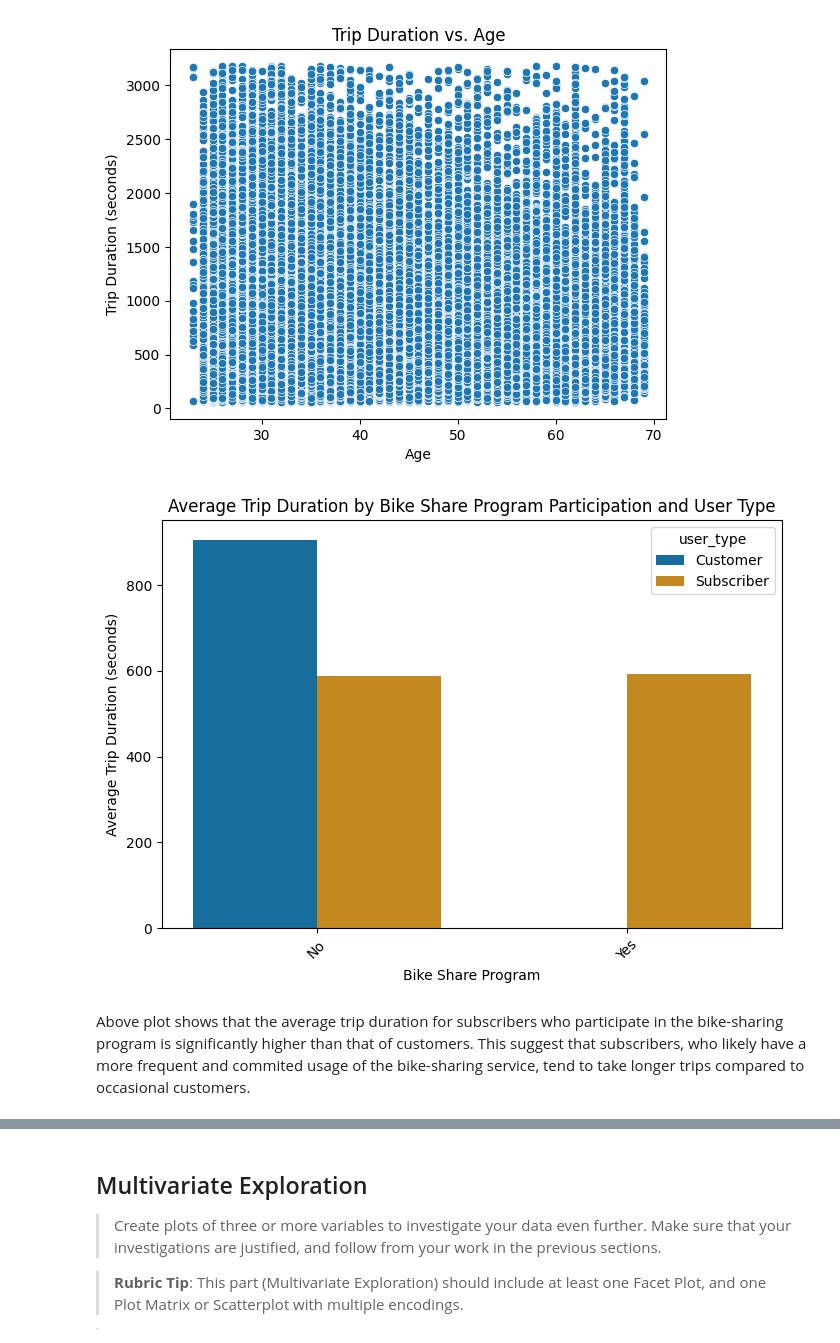
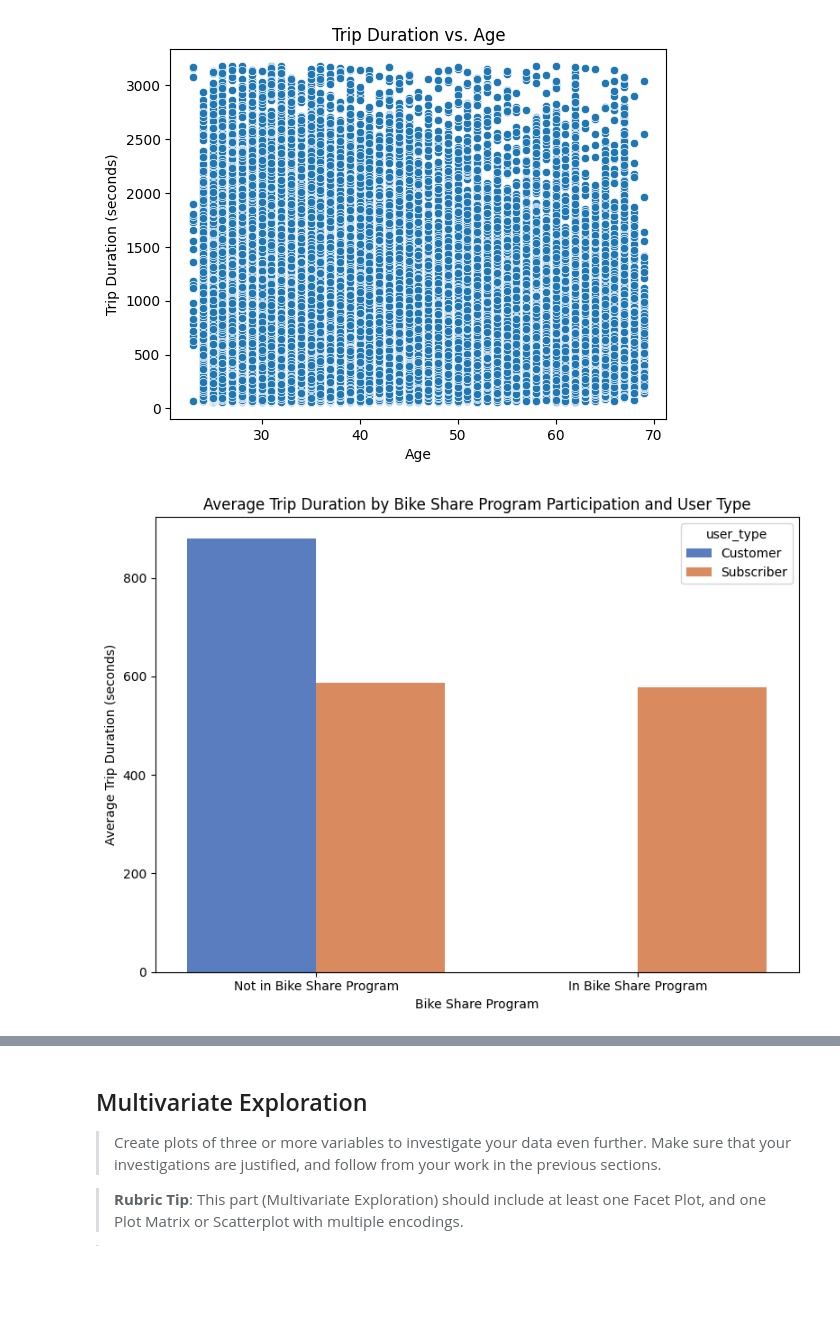
Before and after one commit to naamabenita/clustered-bar, a Jupyter notebook: Part_I_exploration_template.ipynb, the cells around one changed output, grey strips where cells are left out. Cells and saved outputs as stored; diff of their text form; code cells hidden in the pictures; blank space fills up the shorter version.

```diff
--- a/Part_I_exploration_template.ipynb
+++ b/Part_I_exploration_template.ipynb
@@ -333,18 +334,19 @@ plt.show()
 # %%
 #Bike Share Program vs. Trip Duration: I want to explore the impact of bike share programs and user type on trip duration using a clustered bar chart
 plt.figure(figsize=(8,6))
-sns.barplot(x='bike_share_for_all_trip', y=filtered_data['duration_sec'], hue='user_type', data=df, errorbar=None)
+sns.barplot(x='bike_share_for_all_trip', y=filtered_data['duration_sec'], hue='user_type', data=df, estimator=np.mean, errorbar=None, palette="muted")
 plt.title('Average Trip Duration by Bike Share Program Participation and User Type')
 plt.xlabel('Bike Share Program')
 plt.ylabel('Average Trip Duration (seconds)')
-plt.xticks(rotation=45)
 
-#Adjust bin width
-plt.gcf().subplots_adjust(bottom=0.2)
+
+#customize x-tick labels
+plt.xticks([0, 1], ['Not in Bike Share Program', 'In Bike Share Program'])
+
+
+#improve spacing
+plt.tight_layout()
 
 plt.show()
 # %% [output]
-[figure, old version]
+[figure, new version]
-# %% [markdown]
-Above plot shows that the average trip duration for subscribers who participate in the bike-sharing program is significantly higher than that of customers.
-This suggest that subscribers, who likely have a more frequent and commited usage of the bike-sharing service, tend to take longer trips compared to occasional customers.
```
Also changed, not shown: parts of 12 cells of this notebook.
